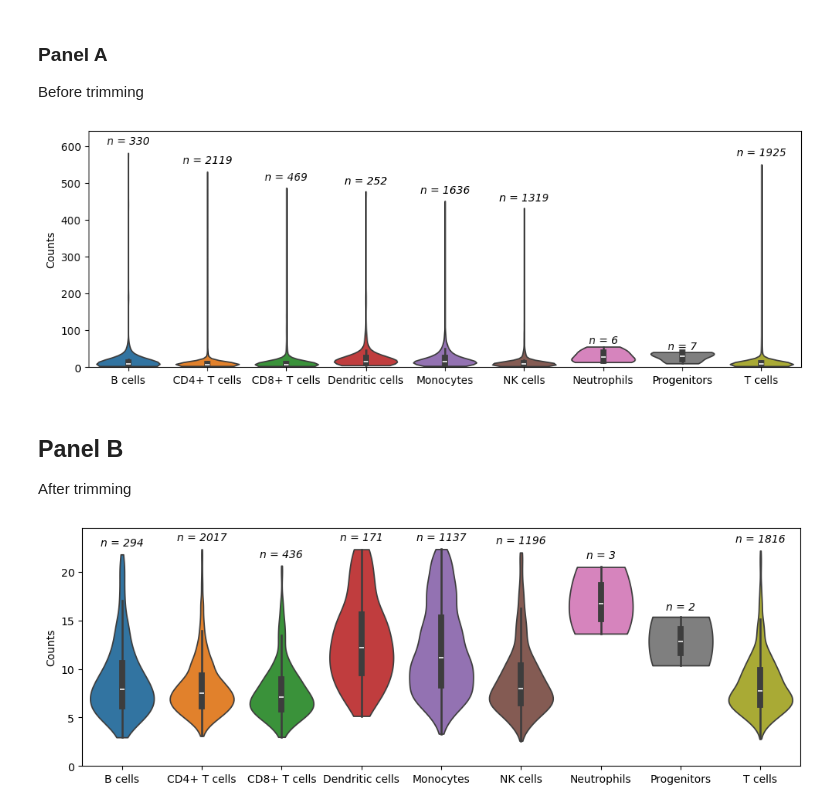
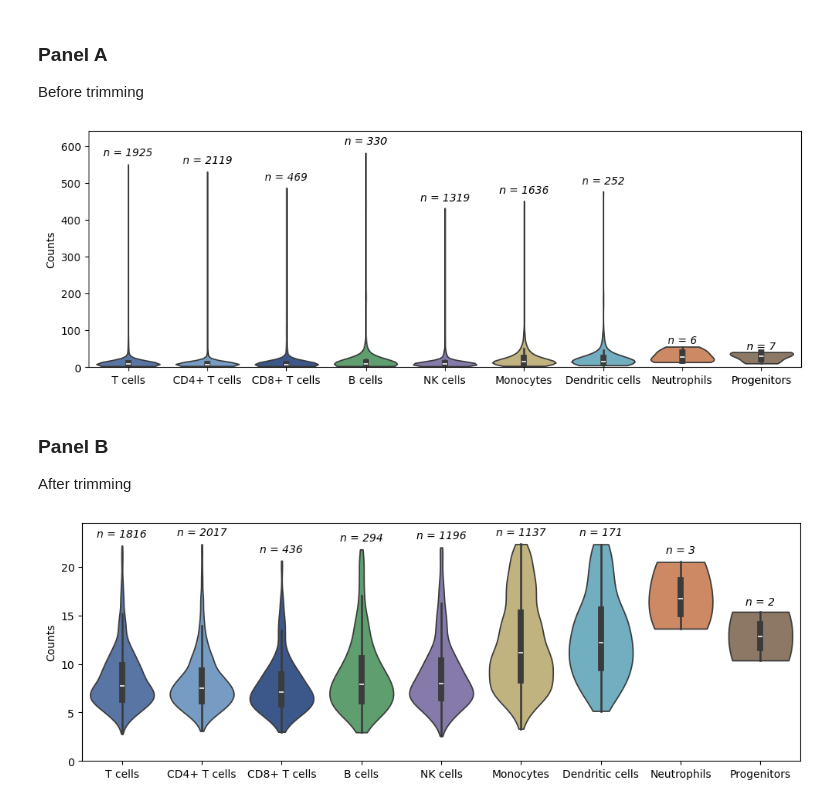
Before and after one commit to OlivierJSm/MasterInternship1, a Jupyter notebook: Testing/Report Figures/section_2.ipynb, the cells around one changed output. Cells and saved outputs as stored; diff of their text form; code cells hidden in the pictures.

Commit message:
Section 4 figures. properly saved

```diff
--- a/Testing/Report Figures/section_2.ipynb
+++ b/Testing/Report Figures/section_2.ipynb
@@ -713,13 +751,39 @@ Violin plots of data before and after trimming outliers.
 ### Panel A
 Before trimming
 # %%
+order = [
+    "T cells",
+    "CD4+ T cells",
+    "CD8+ T cells",
+    "B cells",
+    "NK cells",
+    "Monocytes",
+    "Dendritic cells",
+    "Neutrophils",
+    "Progenitors"
+]
+
+palette = {
+    "T cells": "#4C72B0",
+    "CD4+ T cells": "#6A9BD1",
+    "CD8+ T cells": "#2F5597",
+    "B cells": "#55A868",
+    "NK cells": "#8172B2",
+    "Monocytes": "#CCB974",
+    "Dendritic cells": "#64B5CD",
+    "Neutrophils": "#DD8452",
+    "Progenitors": "#937860"
+}
+
 generate_violin_plot(
     clrs,
     metadata_df,
-    fig_size=(12, 4)
+    fig_size=(12, 4),
+    order=order,
+    palette=palette
 )
 # %% [output]
-[figure, old version]
+[figure, new version]
 # %% [markdown]
-## Panel B
+### Panel B
 After trimming
@@ -726,13 +796,10 @@ After trimming
 # %%
-trimmed = subset_clr_data(
-    data_dir,
-    metadata_df,
-    iqr_rule = 1.5
-)
 generate_violin_plot(
     trimmed,
     metadata_df,
-    fig_size=(12, 4)
+    fig_size=(12, 4),
+    order=order,
+    palette=palette
 )
 # %% [output]
-[figure, old version]
+[figure, new version]
```
Also changed, not shown: parts of 9 cells of this notebook, 2 other files.
